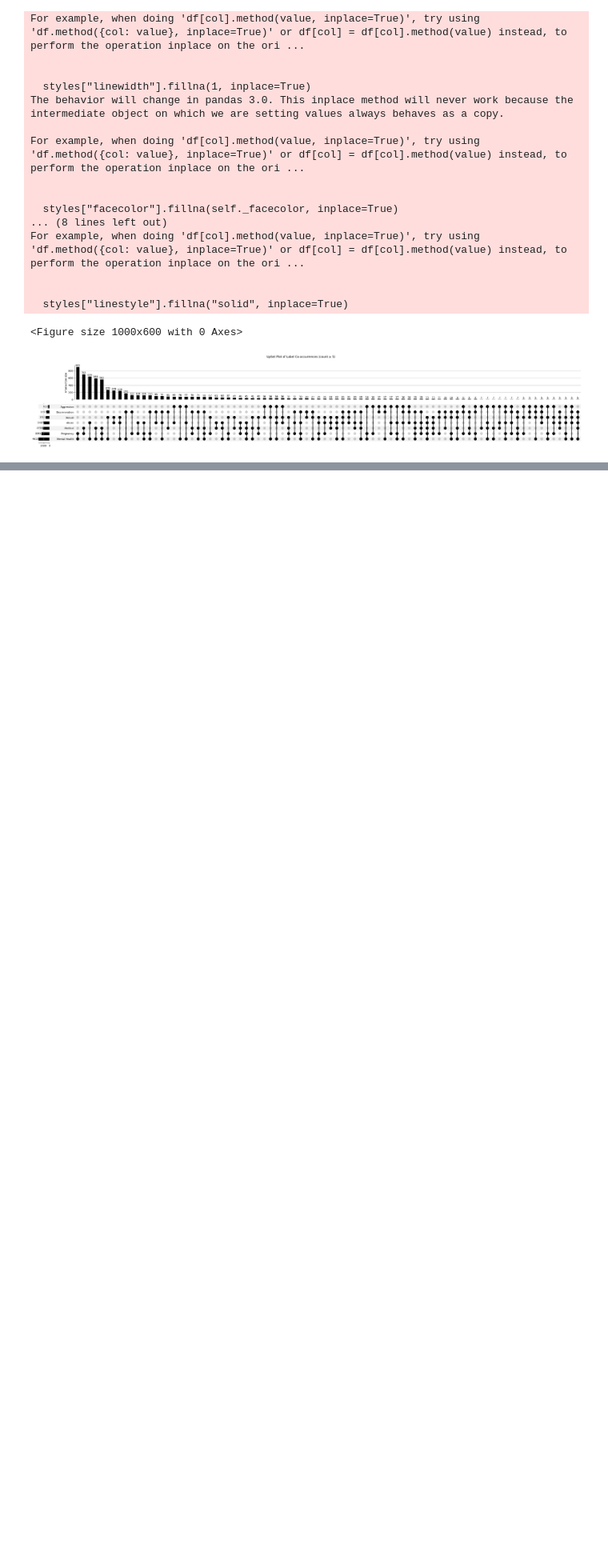
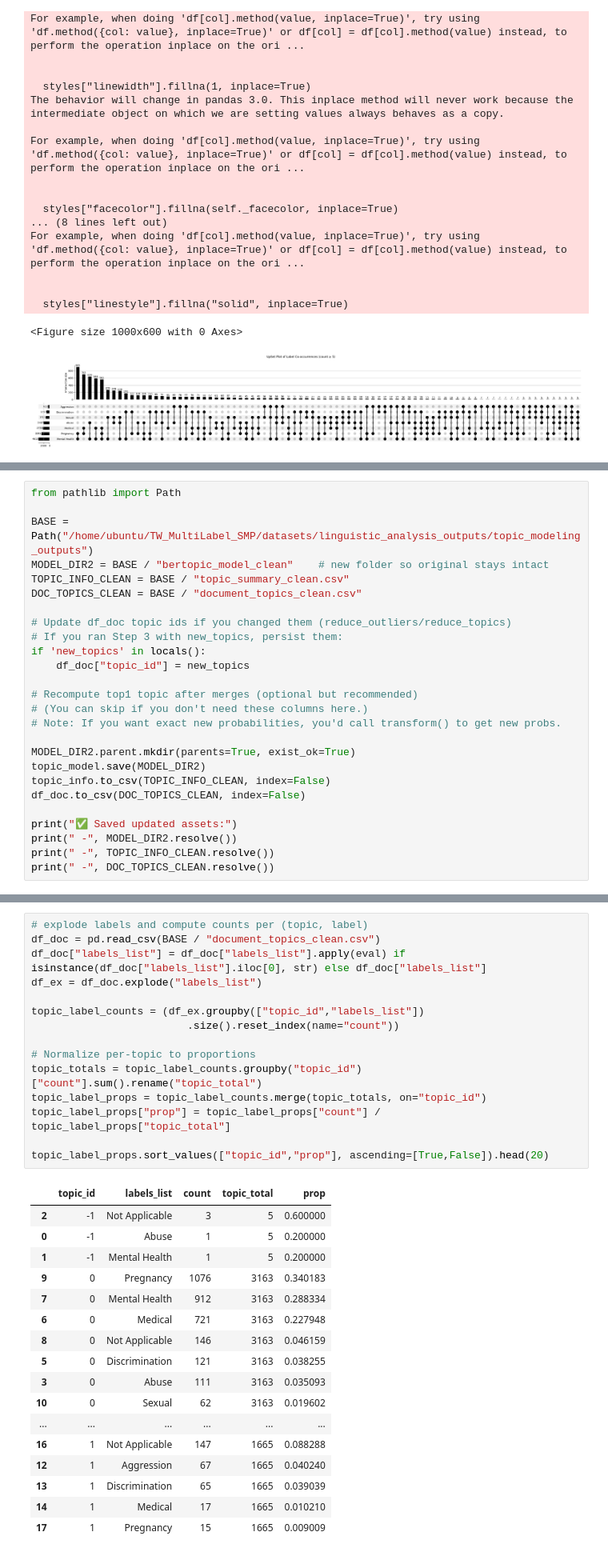
Before and after one commit to ShirleneRose/TriggerWarnings, a Jupyter notebook: jupyter-notebooks/linguistic_analysis.ipynb, the cells around one changed output, grey strips where cells are left out. Shown at 80% size. Drawn from its saved outputs; the diff is of its cells as text; blank space fills up the shorter version.

```diff
--- a/jupyter-notebooks/linguistic_analysis.ipynb
+++ b/jupyter-notebooks/linguistic_analysis.ipynb
@@ -409,0 +643,26 @@ For example, when doing 'df[col].method(value, inplace=True)', try using 'df.met
+# %%
+from pathlib import Path
+
+BASE = Path("/home/ubuntu/TW_MultiLabel_SMP/datasets/linguistic_analysis_outputs/topic_modeling_outputs")
+MODEL_DIR2 = BASE / "bertopic_model_clean"    # new folder so original stays intact
+TOPIC_INFO_CLEAN = BASE / "topic_summary_clean.csv"
+DOC_TOPICS_CLEAN = BASE / "document_topics_clean.csv"
+
+# Update df_doc topic ids if you changed them (reduce_outliers/reduce_topics)
+# If you ran Step 3 with new_topics, persist them:
+if 'new_topics' in locals():
+    df_doc["topic_id"] = new_topics
+
+# Recompute top1 topic after merges (optional but recommended)
+# (You can skip if you don't need these columns here.)
+# Note: If you want exact new probabilities, you'd call transform() to get new probs.
+
+MODEL_DIR2.parent.mkdir(parents=True, exist_ok=True)
+topic_model.save(MODEL_DIR2)
+topic_info.to_csv(TOPIC_INFO_CLEAN, index=False)
+df_doc.to_csv(DOC_TOPICS_CLEAN, index=False)
+
+print("✅ Saved updated assets:")
+print(" -", MODEL_DIR2.resolve())
+print(" -", TOPIC_INFO_CLEAN.resolve())
+print(" -", DOC_TOPICS_CLEAN.resolve())
@@ -409,0 +713,33 @@ For example, when doing 'df[col].method(value, inplace=True)', try using 'df.met
+# %%
+# explode labels and compute counts per (topic, label)
+df_doc = pd.read_csv(BASE / "document_topics_clean.csv")
+df_doc["labels_list"] = df_doc["labels_list"].apply(eval) if isinstance(df_doc["labels_list"].iloc[0], str) else df_doc["labels_list"]
+df_ex = df_doc.explode("labels_list")
+
+topic_label_counts = (df_ex.groupby(["topic_id","labels_list"])
+                         .size().reset_index(name="count"))
+
+# Normalize per-topic to proportions
+topic_totals = topic_label_counts.groupby("topic_id")["count"].sum().rename("topic_total")
+topic_label_props = topic_label_counts.merge(topic_totals, on="topic_id")
+topic_label_props["prop"] = topic_label_props["count"] / topic_label_props["topic_total"]
+
+topic_label_props.sort_values(["topic_id","prop"], ascending=[True,False]).head(20)
+# %% [output]
+|  | topic_id | labels_list | count | topic_total | prop |
+| 2 | -1 | Not Applicable | 3 | 5 | 0.600000 |
+| 0 | -1 | Abuse | 1 | 5 | 0.200000 |
+| 1 | -1 | Mental Health | 1 | 5 | 0.200000 |
+| 9 | 0 | Pregnancy | 1076 | 3163 | 0.340183 |
+| 7 | 0 | Mental Health | 912 | 3163 | 0.288334 |
+| 6 | 0 | Medical | 721 | 3163 | 0.227948 |
+| 8 | 0 | Not Applicable | 146 | 3163 | 0.046159 |
+| 5 | 0 | Discrimination | 121 | 3163 | 0.038255 |
+| 3 | 0 | Abuse | 111 | 3163 | 0.035093 |
+| 10 | 0 | Sexual | 62 | 3163 | 0.019602 |
+| ... | ... | ... | ... | ... | ... |
+| 16 | 1 | Not Applicable | 147 | 1665 | 0.088288 |
+| 12 | 1 | Aggression | 67 | 1665 | 0.040240 |
+| 13 | 1 | Discrimination | 65 | 1665 | 0.039039 |
+| 14 | 1 | Medical | 17 | 1665 | 0.010210 |
+| 17 | 1 | Pregnancy | 15 | 1665 | 0.009009 |
```
Also changed, not shown: parts of 19 cells of this notebook, 27 other files.
